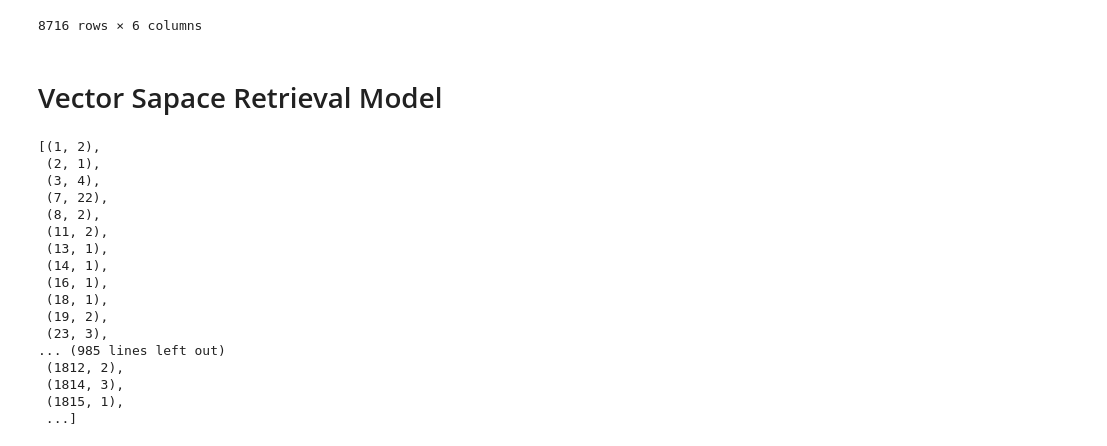
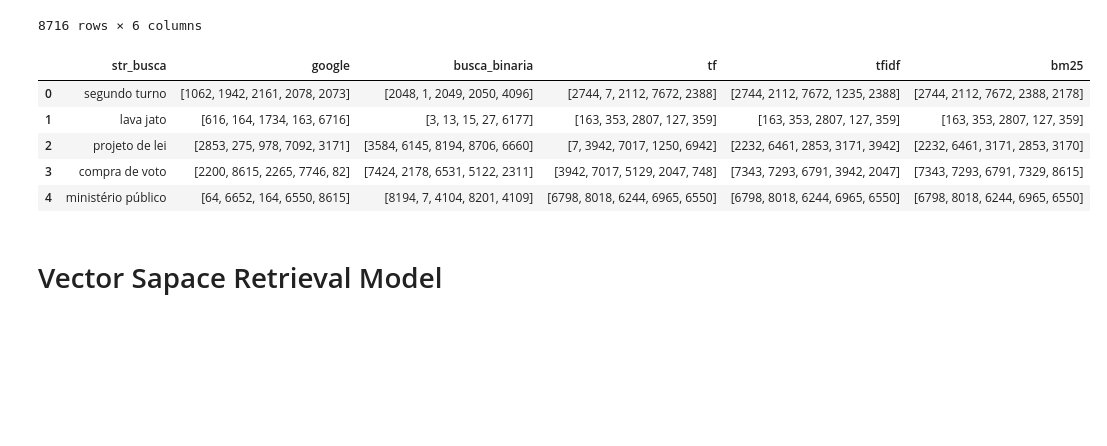
Before and after one commit to manoelf/RI, a Jupyter notebook: lab02/lab01_02.ipynb, the cells around one changed output. Saved outputs shown, nothing was run; the diff lists cells and outputs as text; code cells hidden in the pictures; blank space fills up the shorter version.

```diff
--- a/lab02/lab01_02.ipynb
+++ b/lab02/lab01_02.ipynb
@@ -32,6 +33,18 @@ df
 | 8714 | 2014-01-03T00:00:00Z | Ambientalistas criam pontes com o... | Descontentes com a atuação do gov... | Aliados incondicionais da ex-mini... | http://politica.estadao.com.br/no... | 8715 |
 | 8715 | 2014-01-03T00:00:00Z | Ministros candidatos na eleição d... | A reforma política pode ocorrer a... | SÃO PAULO - A presidente Dilma Ro... | http://politica.estadao.com.br/no... | 8716 |
 8716 rows × 6 columns
+# %%
+# Feedback
+
+feed_back = pd.read_csv('gabarito.csv')
+feed_back
+# %% [output]
+|  | str_busca | google | busca_binaria | tf | tfidf | bm25 |
+| 0 | segundo turno | [1062, 1942, 2161, 2078, 2073] | [2048, 1, 2049, 2050, 4096] | [2744, 7, 2112, 7672, 2388] | [2744, 2112, 7672, 1235, 2388] | [2744, 2112, 7672, 2388, 2178] |
+| 1 | lava jato | [616, 164, 1734, 163, 6716] | [3, 13, 15, 27, 6177] | [163, 353, 2807, 127, 359] | [163, 353, 2807, 127, 359] | [163, 353, 2807, 127, 359] |
+| 2 | projeto de lei | [2853, 275, 978, 7092, 3171] | [3584, 6145, 8194, 8706, 6660] | [7, 3942, 7017, 1250, 6942] | [2232, 6461, 2853, 3171, 3942] | [2232, 6461, 3171, 2853, 3170] |
+| 3 | compra de voto | [2200, 8615, 2265, 7746, 82] | [7424, 2178, 6531, 5122, 2311] | [3942, 7017, 5129, 2047, 748] | [7343, 7293, 6791, 3942, 2047] | [7343, 7293, 6791, 7329, 8615] |
+| 4 | ministério público | [64, 6652, 164, 6550, 8615] | [8194, 7, 4104, 8201, 4109] | [6798, 8018, 6244, 6965, 6550] | [6798, 8018, 6244, 6965, 6550] | [6798, 8018, 6244, 6965, 6550] |
 # %% [markdown]
 <h1>Vector Sapace Retrieval Model</h1>
 # %%
@@ -70,23 +83,3 @@ def search_term(term, data):
         INVERTED_INDEX[term] = (cont, result)
 
     return INVERTED_INDEX[term]
-# %%
-search_term('segundo', df)
-# %% [output]
-[(1, 2),
- (2, 1),
- (3, 4),
- (7, 22),
- (8, 2),
- (11, 2),
- (13, 1),
- (14, 1),
- (16, 1),
- (18, 1),
- (19, 2),
- (23, 3),
-... (985 lines left out)
- (1812, 2),
- (1814, 3),
- (1815, 1),
- ...]
```
Also changed, not shown: parts of 24 cells of this notebook, 1 other file.
